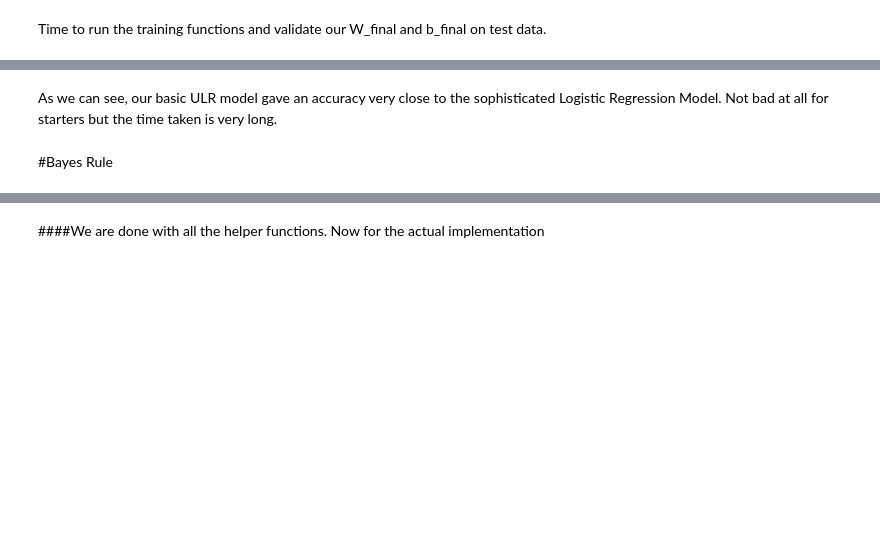
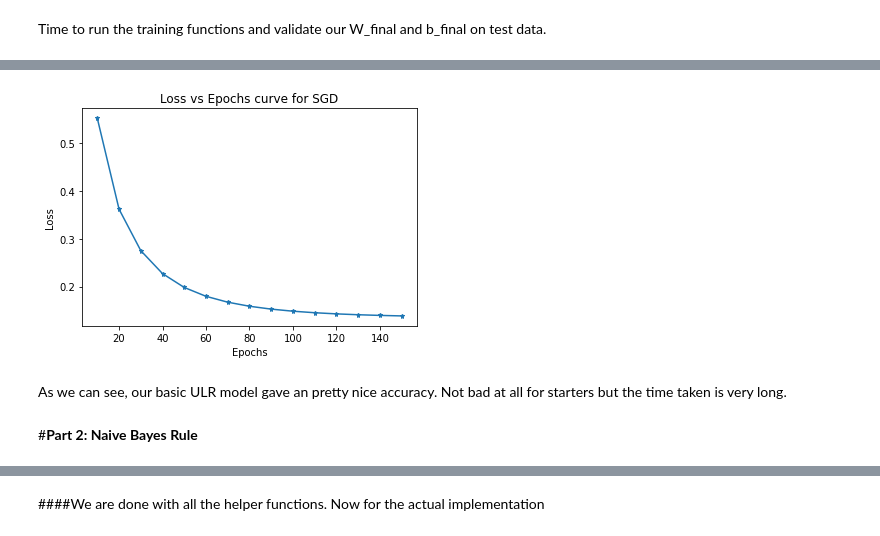
Before and after one commit to SusmitWani/NNFL-Course-Fall-2020, a Jupyter notebook: NNFL_Homework1.ipynb, the cells around one changed output, grey strips where cells are left out. Drawn from its saved outputs; the diff is of its cells as text; code cells hidden in the pictures; blank space fills up the shorter version.

```diff
--- a/NNFL_Homework1.ipynb
+++ b/NNFL_Homework1.ipynb
@@ -90,8 +105,8 @@ Counter({0: 23364, 1: 6636})
 def sigmoid(n):
   return 1/(1+(np.exp(-n)))
 # %%
-#Function will initialize W and b vectors as random number vectors of required dimensions.
-def initialize_rand(X):
+#Function will initialize W and b vectors as a zero vectors of required dimensions.
+def initialize_zeros(X):
     num_cols = X.shape[1]
     num_data = X.shape[0]
 
@@ -144,8 +160,8 @@ def validation(X_test, y_test, W_final, b_final):
 
 Time to run the training functions and validate our W_final and b_final on test data.
 # %%
-W, b, num_data, num_cols = initialize_rand(X_train)
-W_final, b_final = repeat_train(W, b, X_train, y_train, 10)
+W, b, num_data, num_cols = initialize_zeros(X_train)
+W_final, b_final = repeat_train(W, b, X_train, y_train, 25)
 print(W_final)
 print(b_final)
 # %% [output]
@@ -190,27 +206,31 @@ def forward_prop(X, y, W, b):
     db = (1/num_data)*(np.sum(z-np.array(y)))
     return cost, dw, db
 # %%
-def train_SGD(X_train, y_train, num_iter, lr=0.0002):
-    W, b, num_data, num_cols = initialize_rand(X_train)
+def train_SGD(X_train, y_train, num_iter, lr=0.00025):
+    W, b, num_data, num_cols = initialize_zeros(X_train)
 
     costs = []
+
     for i in range(num_iter):
-        cost, dw, db = forward_prop(X_train, y_train, W, b)
-        W = W - lr*dw
-        b = b - lr*db
+        for j in range(X_train.shape[0]):
+            cost, dw, db = forward_prop(X_train[j].reshape(1, X_train.shape[1]), y_train.values[j], W, b)
+            W = W - lr*dw
+            b = b - lr*db
 
-        if i%50==0:
+        if i%10==9:
             costs.append(cost)
+            print("Cost at the end of iteration " + str(i+1) + ": " + str(cost))
         if i==num_iter-1:
-            #With weights being close to 1e0, and learning rate being 2e-4, setting db threshold to 5e-3
-            #lr*dw will cause a change of around 1e-6 i.e. 0.0001% which is a decent enough delta in final stages of algorithm.
-            if db>0.005:
-                print("Didn't converge. Increase lr or increase num_iter")
+            #With weights being close to 1e0, and learning rate being 2e-4, setting db threshold to 5e-2
+            #lr*dw will cause a change of around 1e-5 i.e. 0.001% which is a decent enough delta in final stages of algorithm.
+            if db>0.05:
+                print("Didn't converge. Increase lr, num_iter")
     return W, b, costs
 # %%
-W_final, b_final, costs = train_SGD(X_train, y_train, 5000)
+W_final, b_final, costs = train_SGD(X_train, y_train, 150)
+
 acc, y_pred2 = validation(X_test, y_test, W_final, b_final)
 cm2 = confusion_matrix(y_test, y_pred2)
+print(cm2)
 print(acc)
-print(cm2)
 # %% [output]
@@ -220,4 +255,12 @@ print(cm2)
+# %%
+plt.plot(np.arange(0, len(costs))*10+10, costs, ms = 5, marker='*')
+plt.xlabel('Epochs')
+plt.ylabel('Loss')
+plt.title('Loss vs Epochs curve for SGD')
+plt.show()
+# %% [output]
+[figure, added]
 # %% [markdown]
-As we can see, our basic ULR model gave an accuracy very close to the sophisticated Logistic Regression Model. Not bad at all for starters but the time taken is very long.
+As we can see, our basic ULR model gave an pretty nice accuracy. Not bad at all for starters but the time taken is very long.
 # %% [markdown]
-#Bayes Rule
+#**Part 2: Naive Bayes Rule**
```
Also changed, not shown: parts of 28 cells of this notebook.
